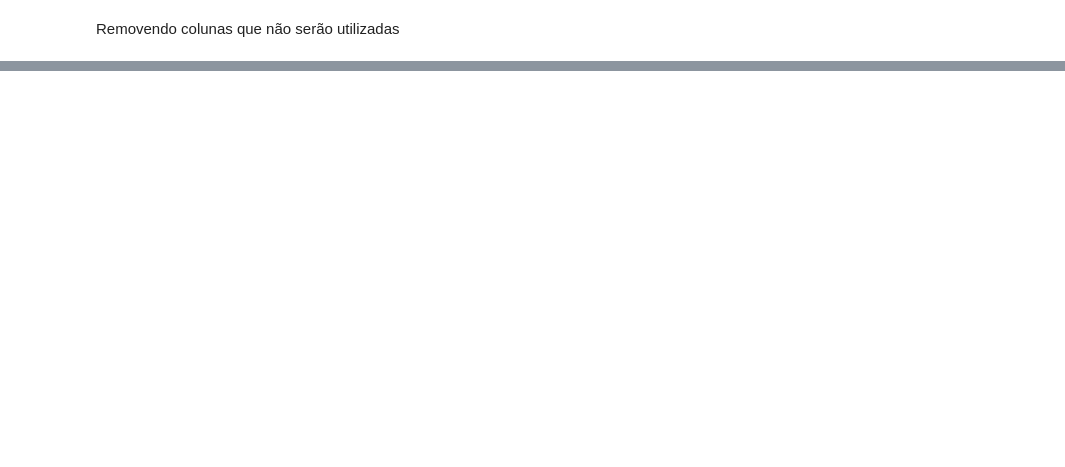
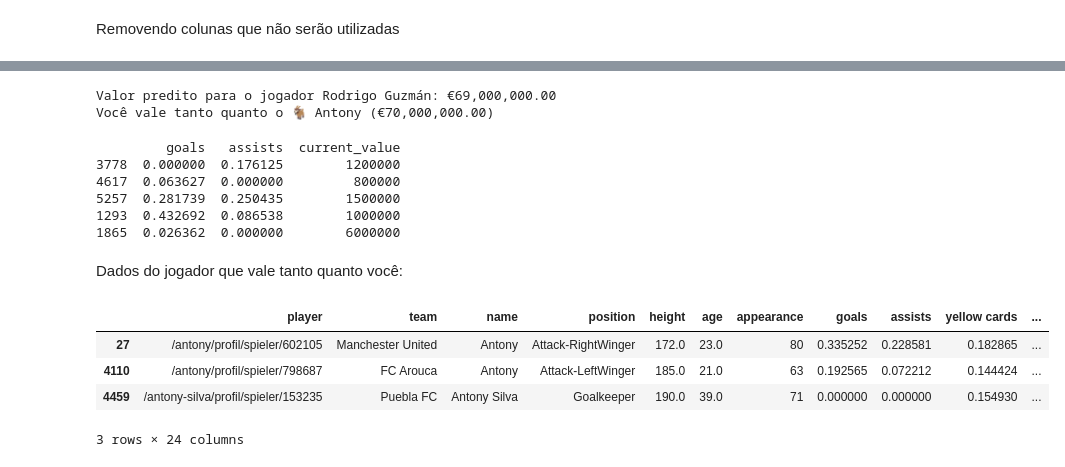
Before and after one commit to roguzf2/predicao_futebol, a Jupyter notebook: analise.ipynb, the cells around one changed output, grey strips where cells are left out. Saved outputs shown, nothing was run; the diff lists cells and outputs as text; code cells hidden in the pictures; blank space fills up the shorter version.

```diff
--- a/analise.ipynb
+++ b/analise.ipynb
@@ -348,0 +508,63 @@ Lista de parâmetros que irão valer mais para cada PosiçãoEncoded:
+# %%
+# Jogador fictício
+nome_jogador = "Rodrigo Guzmán"
+
+jogador_ficticio = {
+    "league": 1, "position_encoded_specific": 1, "height": 179, "age": 22, "appearance": 100, "goals": calcula_por90(30),
+    "assists": calcula_por90(40), "yellow cards": calcula_por90(10),
+    "second yellow cards": calcula_por90(1), "red cards": calcula_por90(1),
+    "goals conceded": calcula_por90(0), "clean sheets": calcula_por90(0),
+    "minutes played": 7000, "days_injured": 200, "games_injured": 16, "award": 10,
+    "highest_value": 80000000, "position_encoded": 2, "winger": 0
+}
+
+# Transformando o dicionário em dataframe e normalizando os dados
+# Para evitar erros de escala
+jogador_ficticio_df = pd.DataFrame([jogador_ficticio])
+normalized_jogador = scaler.transform(jogador_ficticio_df)
+
+# Distância euclidiana dos pontos vizinhos
+distances = euclidean_distances(X_train_scaled, normalized_jogador)
+
+# Aqui selecionamos os k vizinhos mais próximos
+indices = np.argsort(distances.ravel())[:k]
+
+#Fazendo a média das distâncias usando o conjunto de treino
+predicted_value = y_train.iloc[indices].mean()
+
+# Calcular diferença absoluta entre os valores reais e o valor previsto
+df_intocado["diff_predicted"] = abs(df_intocado["current_value"] - predicted_value)
+
+# Encontrando o jogador com valor mais próximo
+jogador_proximo = df_intocado.loc[df_intocado["diff_predicted"].idxmin()]
+
+print(f"Valor predito para o jogador {nome_jogador}: €{predicted_value:,.2f}")
+if jogador_proximo['name'] == 'Antony':
+    print(f"Você vale tanto quanto o 🐐 {jogador_proximo['name']} (€{jogador_proximo['current_value']:,.2f})")
+else:
+    print(f"Você vale tanto quanto o {jogador_proximo['name']} (€{jogador_proximo['current_value']:,.2f})")
+
+df_intocado = df_intocado.drop(columns=['diff_predicted'])
+# %% [output]
+Valor predito para o jogador Rodrigo Guzmán: €69,000,000.00
+Você vale tanto quanto o 🐐 Antony (€70,000,000.00)
+# %%
+print(df.iloc[indices][["goals", "assists", "current_value"]])
+# %% [output]
+         goals   assists  current_value
+3778  0.000000  0.176125        1200000
+4617  0.063627  0.000000         800000
+5257  0.281739  0.250435        1500000
+1293  0.432692  0.086538        1000000
+1865  0.026362  0.000000        6000000
+# %% [markdown]
+Dados do jogador que vale tanto quanto você:
+# %%
+df_a = df_intocado[df_intocado['name'].str.match(f"{jogador_proximo['name']}", na = False)]
+df_a
+# %% [output]
+|  | player | team | name | position | height | age | appearance | goals | assists | yellow cards | ... |
+| 27 | /antony/profil/spieler/602105 | Manchester United | Antony | Attack-RightWinger | 172.0 | 23.0 | 80 | 0.335252 | 0.228581 | 0.182865 | ... |
+| 4110 | /antony/profil/spieler/798687 | FC Arouca | Antony | Attack-LeftWinger | 185.0 | 21.0 | 63 | 0.192565 | 0.072212 | 0.144424 | ... |
+| 4459 | /antony-silva/profil/spieler/153235 | Puebla FC | Antony Silva | Goalkeeper | 190.0 | 39.0 | 71 | 0.000000 | 0.000000 | 0.154930 | ... |
+3 rows × 24 columns
```
Also changed, not shown: parts of 53 cells of this notebook, 4 other files.
